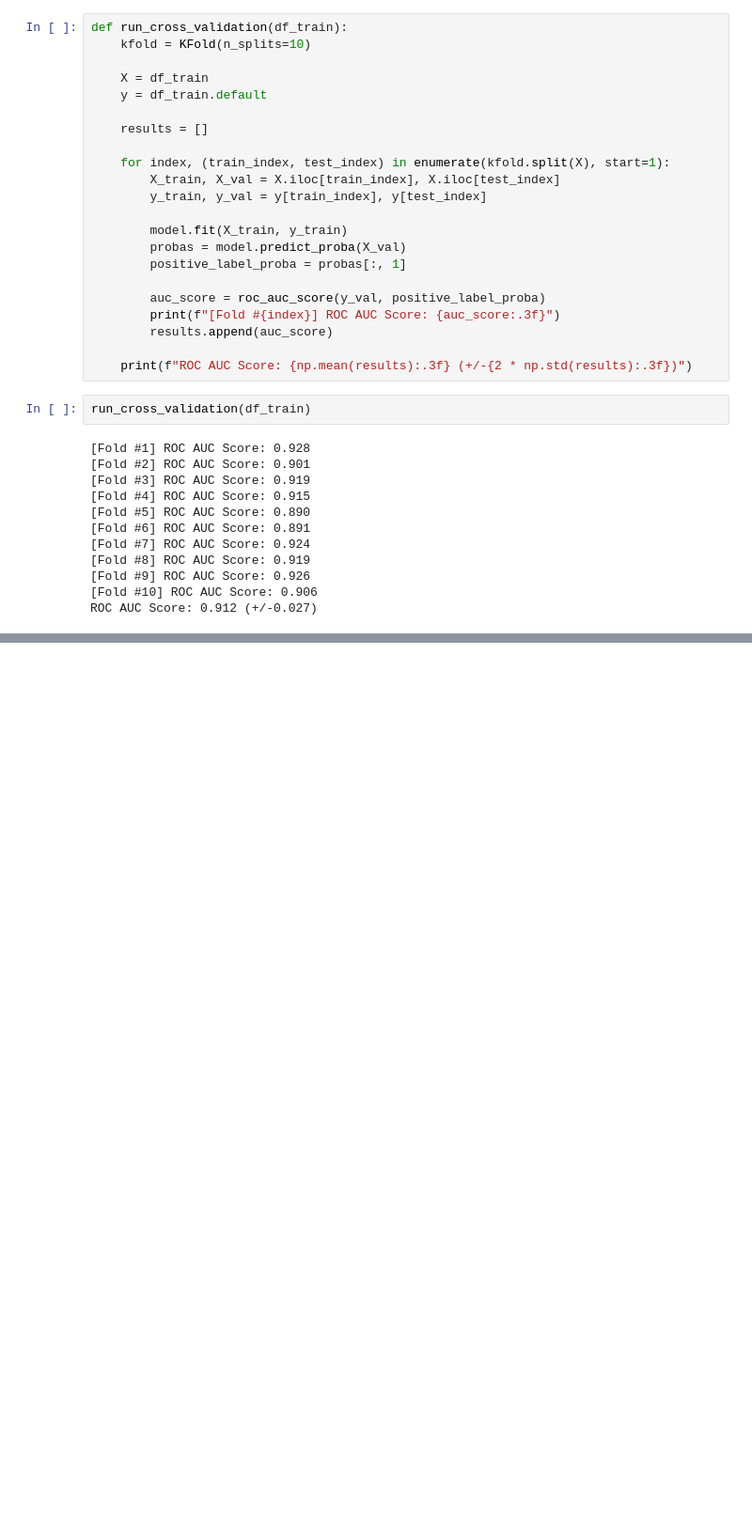
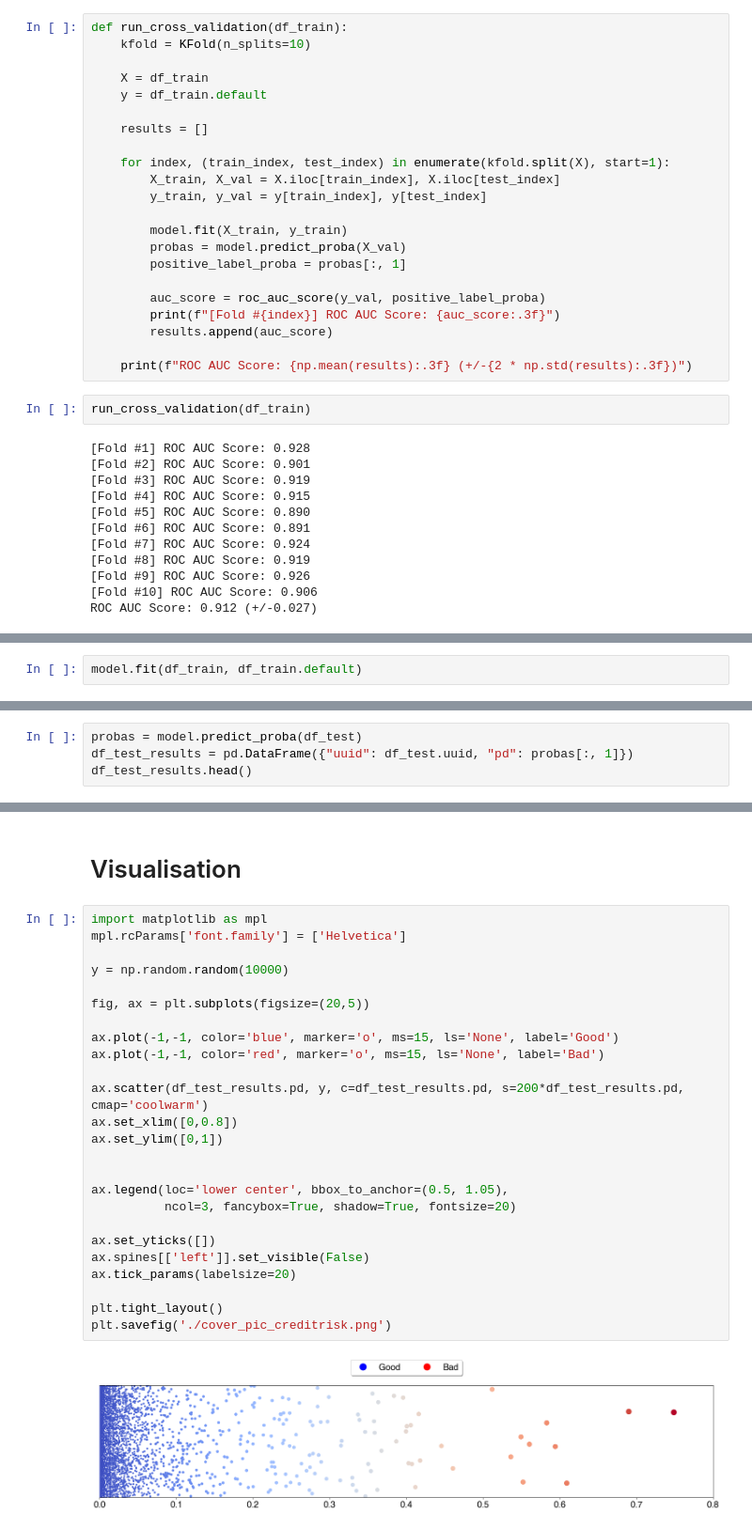
Before and after one commit to abhirup-ghosh/credit-risk-modelling, a Jupyter notebook: notebooks/modelling/data_modelling.ipynb, the cells around one changed output, grey strips where cells are left out. Shown at 94% size. Cells and saved outputs as stored; diff of their text form; blank space fills up the shorter version.

Commit message:
updated a cover pic

```diff
--- a/notebooks/modelling/data_modelling.ipynb
+++ b/notebooks/modelling/data_modelling.ipynb
@@ -141,0 +146,2 @@ ROC AUC Score: 0.912 (+/-0.027)
+# %%
+model.fit(df_train, df_train.default)
@@ -141,0 +168,4 @@ ROC AUC Score: 0.912 (+/-0.027)
+# %%
+probas = model.predict_proba(df_test)
+df_test_results = pd.DataFrame({"uuid": df_test.uuid, "pd": probas[:, 1]})
+df_test_results.head()
@@ -141,0 +179,29 @@ ROC AUC Score: 0.912 (+/-0.027)
+# %% [markdown]
+# Visualisation
+# %%
+import matplotlib as mpl
+mpl.rcParams['font.family'] = ['Helvetica']
+
+y = np.random.random(10000)
+
+fig, ax = plt.subplots(figsize=(20,5))
+
+ax.plot(-1,-1, color='blue', marker='o', ms=15, ls='None', label='Good')
+ax.plot(-1,-1, color='red', marker='o', ms=15, ls='None', label='Bad')
+
+ax.scatter(df_test_results.pd, y, c=df_test_results.pd, s=200*df_test_results.pd, cmap='coolwarm')
+ax.set_xlim([0,0.8])
+ax.set_ylim([0,1])
+
+
+ax.legend(loc='lower center', bbox_to_anchor=(0.5, 1.05),
+          ncol=3, fancybox=True, shadow=True, fontsize=20)
+
+ax.set_yticks([])
+ax.spines[['left']].set_visible(False)
+ax.tick_params(labelsize=20)
+
+plt.tight_layout()
+plt.savefig('./cover_pic_creditrisk.png')
+# %% [output]
+[figure, added]
```
Also changed, not shown: parts of 5 cells of this notebook, 2 other files.
